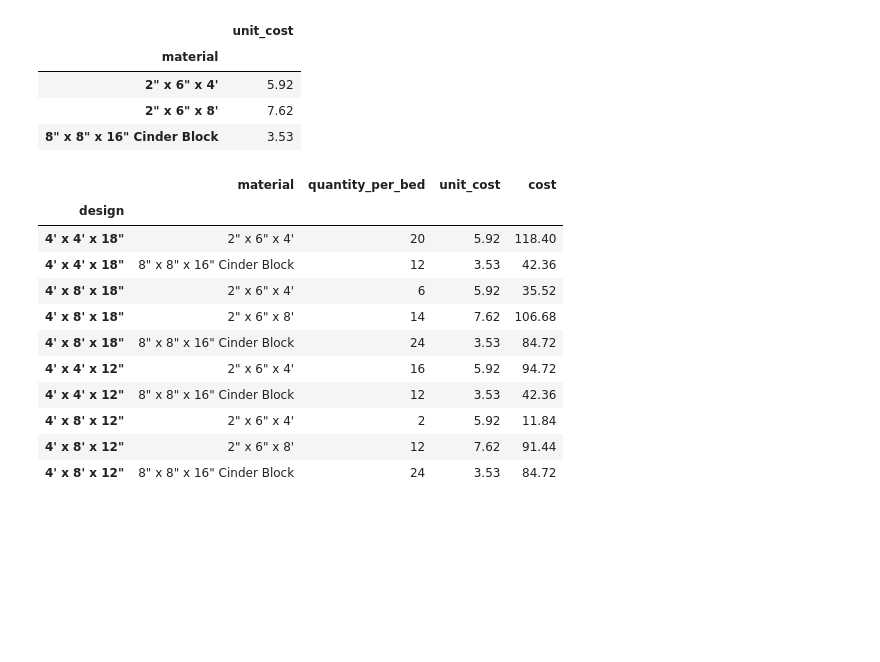
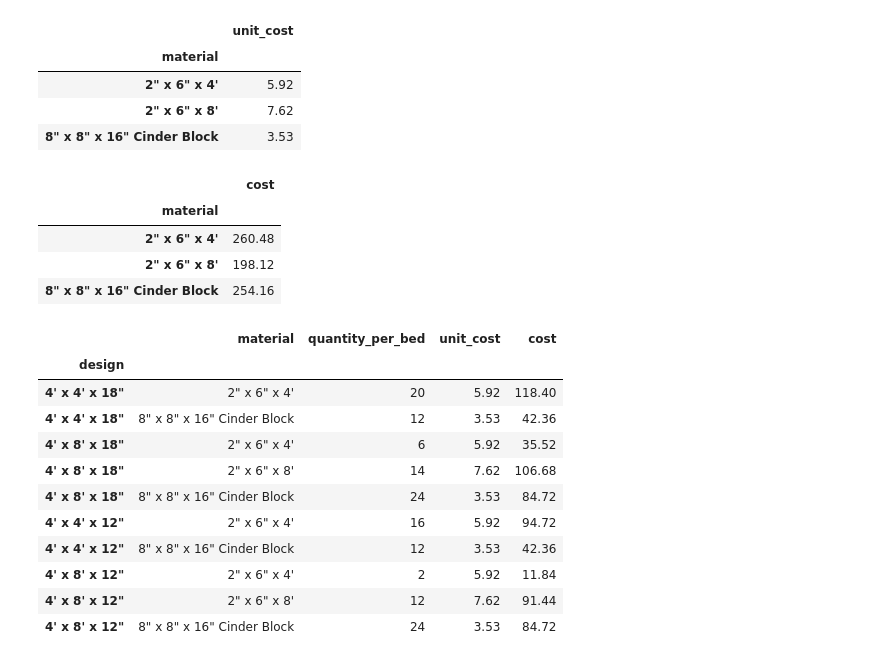
Before and after one commit to Haleymussary00/dx602-homework-09, a Jupyter notebook: homework.ipynb, the cells around one changed output. Saved outputs shown, nothing was run; the diff lists cells and outputs as text; code cells hidden in the pictures; blank space fills up the shorter version.

```diff
--- a/homework.ipynb
+++ b/homework.ipynb
@@ -258,6 +273,18 @@ material_costs
 | 2" x 6" x 4' | 5.92 |
 | 2" x 6" x 8' | 7.62 |
 | 8" x 8" x 16" Cinder Block | 3.53 |
+# %%
+merged_df = material_costs.merge(design_materials, on='material')
+merged_df.groupby('material')
+merged_df['cost'] = merged_df['unit_cost'] * merged_df['quantity_per_bed']
+summed_df = merged_df.groupby('material').sum()
+pd.DataFrame(summed_df["cost"])
+# %% [output]
+|  | cost |
+| material |  |
+| 2" x 6" x 4' | 260.48 |
+| 2" x 6" x 8' | 198.12 |
+| 8" x 8" x 16" Cinder Block | 254.16 |
 # %%
 joined_df = design_materials.join(material_costs, on="material")
 joined_df["cost"] = joined_df["quantity_per_bed"] * joined_df["unit_cost"]
```
Also changed, not shown: parts of 7 cells of this notebook.
